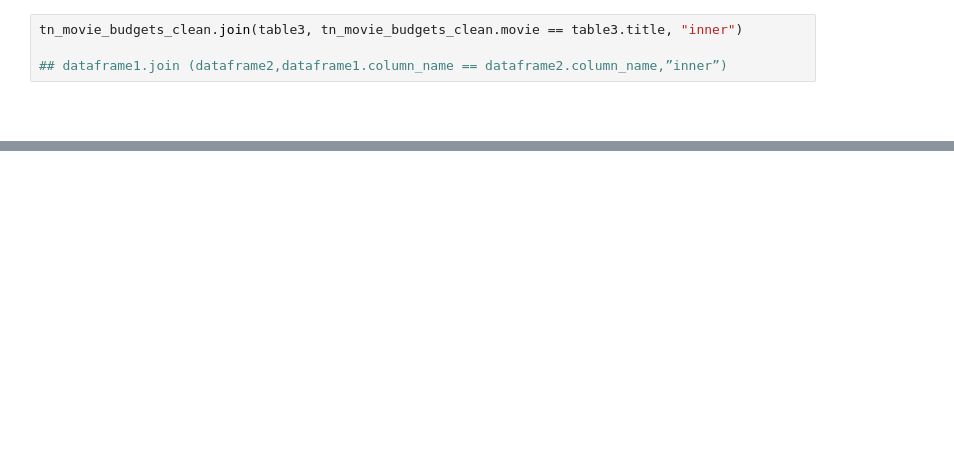
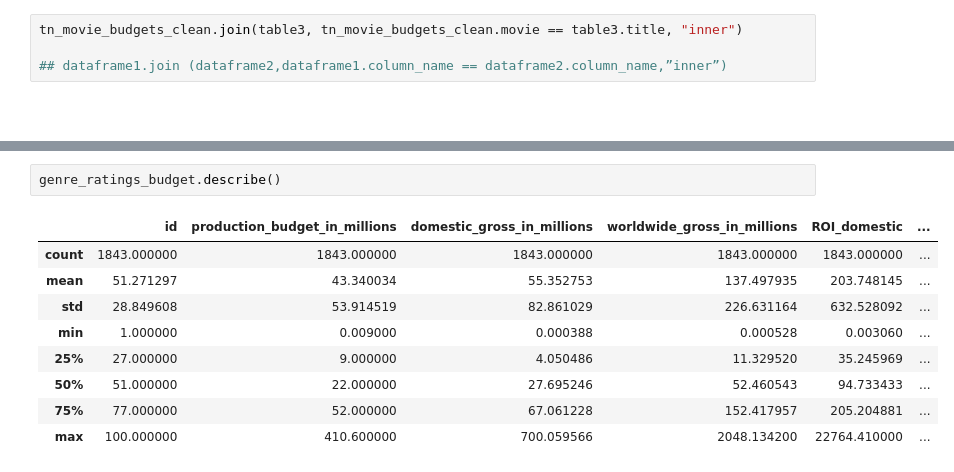
Before and after one commit to mrodberg/Pod1Capstone, a Jupyter notebook: allie_work.ipynb, the cells around one changed output, grey strips where cells are left out. Saved outputs shown, nothing was run; the diff lists cells and outputs as text; blank space fills up the shorter version.

```diff
--- a/allie_work.ipynb
+++ b/allie_work.ipynb
@@ -127,0 +170,12 @@ tn_movie_budgets_clean.join(table3, tn_movie_budgets_clean.movie == table3.title
+# %%
+genre_ratings_budget.describe()
+# %% [output]
+|  | id | production_budget_in_millions | domestic_gross_in_millions | worldwide_gross_in_millions | ROI_domestic | ... |
+| count | 1843.000000 | 1843.000000 | 1843.000000 | 1843.000000 | 1843.000000 | ... |
+| mean | 51.271297 | 43.340034 | 55.352753 | 137.497935 | 203.748145 | ... |
+| std | 28.849608 | 53.914519 | 82.861029 | 226.631164 | 632.528092 | ... |
+| min | 1.000000 | 0.009000 | 0.000388 | 0.000528 | 0.003060 | ... |
+| 25% | 27.000000 | 9.000000 | 4.050486 | 11.329520 | 35.245969 | ... |
+| 50% | 51.000000 | 22.000000 | 27.695246 | 52.460543 | 94.733433 | ... |
+| 75% | 77.000000 | 52.000000 | 67.061228 | 152.417957 | 205.204881 | ... |
+| max | 100.000000 | 410.600000 | 700.059566 | 2048.134200 | 22764.410000 | ... |
```
Also changed, not shown: parts of 9 cells of this notebook.
